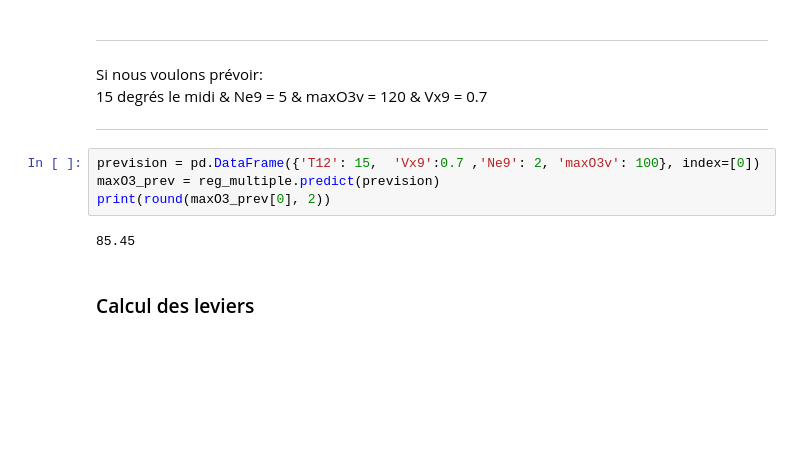
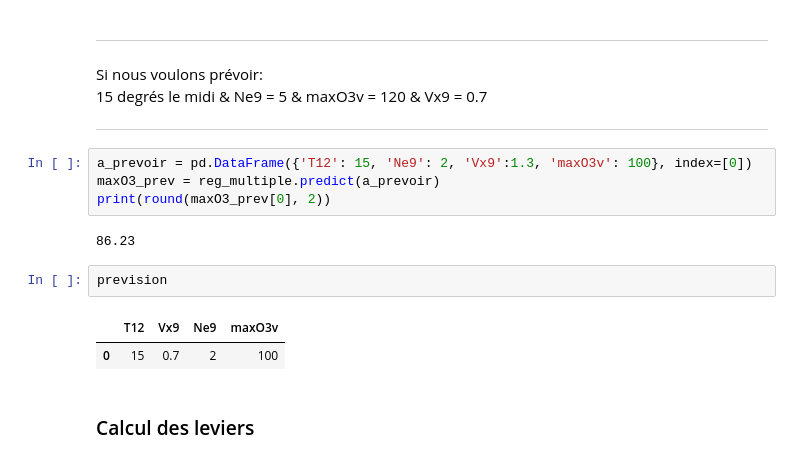
Before and after one commit to Florian-BOUDON/Regression_Lineaire_Multiple, a Jupyter notebook: Regression_Multiples.ipynb, the cells around one changed output. Cells and saved outputs as stored; diff of their text form; blank space fills up the shorter version.

```diff
--- a/Regression_Multiples.ipynb
+++ b/Regression_Multiples.ipynb
@@ -231,11 +234,16 @@ Si nous voulons prévoir:
 15 degrés le midi & Ne9 = 5 & maxO3v = 120  & Vx9 = 0.7
 ***
 # %%
-prevision = pd.DataFrame({'T12': 15,  'Vx9':0.7 ,'Ne9': 2, 'maxO3v': 100}, index=[0])
-maxO3_prev = reg_multiple.predict(prevision)
+a_prevoir = pd.DataFrame({'T12': 15, 'Ne9': 2, 'Vx9':1.3, 'maxO3v': 100}, index=[0])
+maxO3_prev = reg_multiple.predict(a_prevoir)
 print(round(maxO3_prev[0], 2))
 # %% [output]
-85.45
+86.23
+# %%
+prevision
+# %% [output]
+|  | T12 | Vx9 | Ne9 | maxO3v |
+| 0 | 15 | 0.7 | 2 | 100 |
 # %% [markdown]
 ### Calcul des leviers   <a class="anchor" id="Partie_3"></a>
 # %% [markdown]
```
Also changed, not shown: parts of 7 cells of this notebook.
